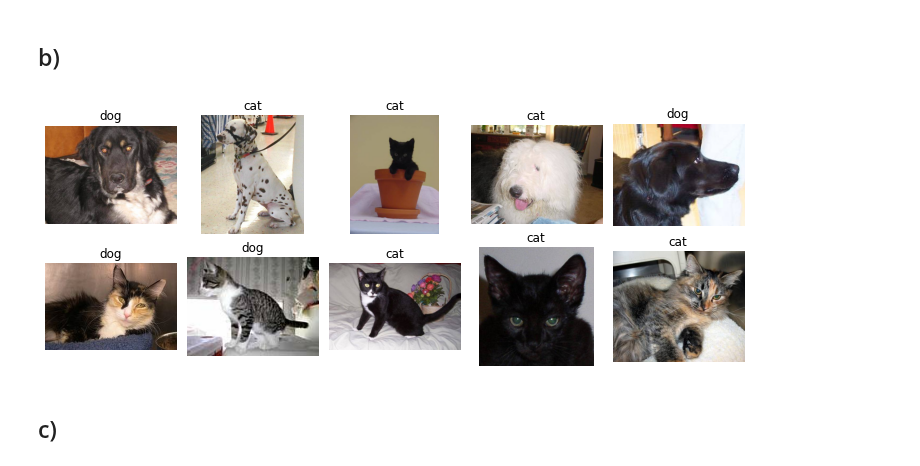
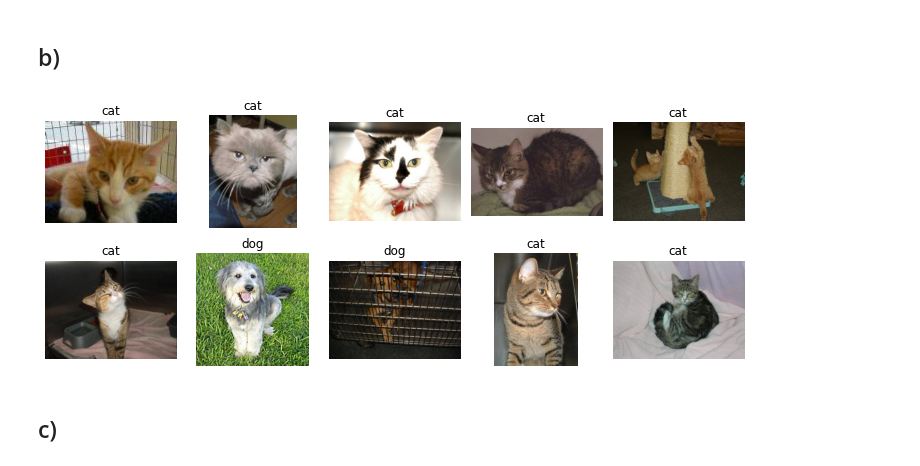
Before and after one commit to felix-tjernberg/ai21-deep-learning, a Jupyter notebook: lab/0_eda_and_filhandling.ipynb, the cells around one changed output. Saved outputs shown, nothing was run; the diff lists cells and outputs as text; code cells hidden in the pictures.

```diff
--- a/lab/0_eda_and_filhandling.ipynb
+++ b/lab/0_eda_and_filhandling.ipynb
@@ -25,17 +26,18 @@ if platform == "win32":
         )
     ]
 # %%
-def plot_samples(data):
+def plot_sample_images(image_list:list):
     fig, axes = plt.subplots(2, 5, figsize=(10, 4))
-    for _, ax in enumerate(axes.flatten()):
-        ax.imshow(data[randint(0, (len(images)-1))][0], cmap = "gray")
-        ax.set_title(data[randint(0, (len(images)-1))][1])
+    for index, ax in enumerate(axes.flatten()):
+        ax.imshow(image_list[index][0], cmap = "gray")
+        ax.set_title(image_list[index][1])
         ax.axis("off")
     fig.tight_layout()
 
-plot_samples(images)
+seed(418)
+plot_sample_images(sample(images, 10))
 # %% [output]
-[figure, old version]
+[figure, new version]
 # %% [markdown]
 ## c)
 # %%
```
Also changed, not shown: parts of 4 cells of this notebook, 1 other file.
